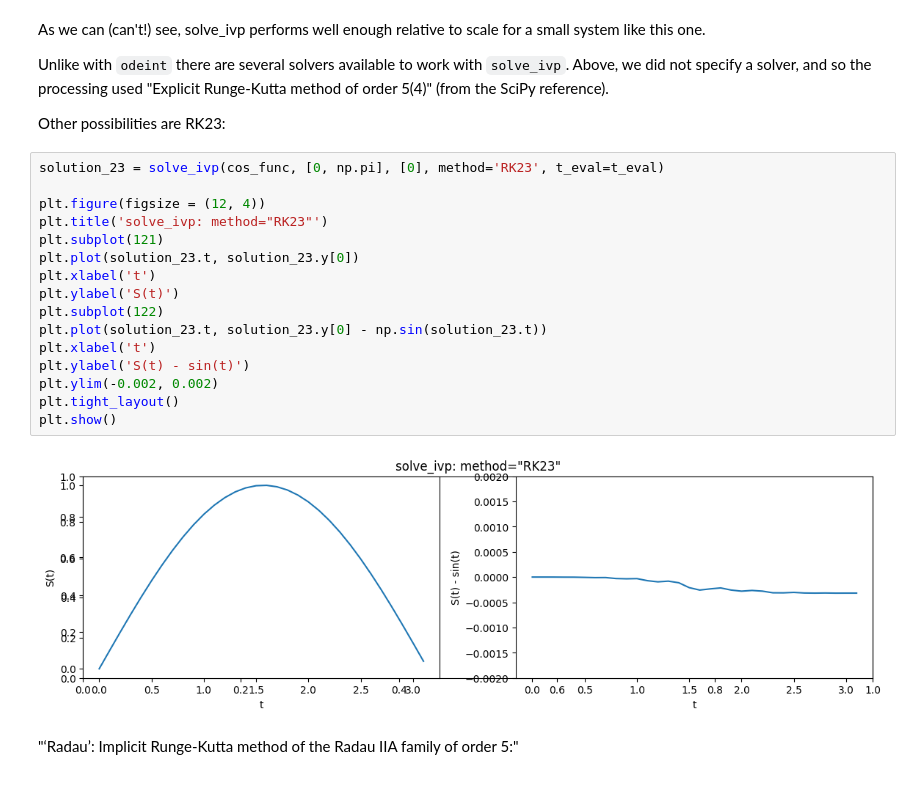
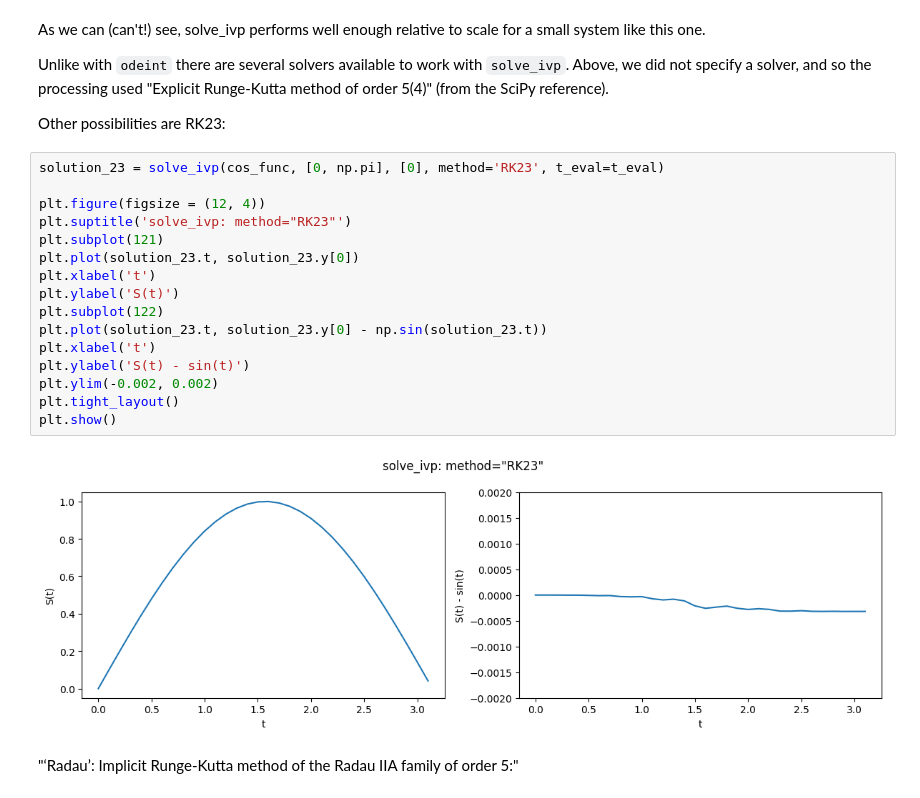
Before and after one commit to peterdresslar/scipy-differential, a Jupyter notebook: ScipyDifferential.ipynb, the cells around one changed output. Saved outputs shown, nothing was run; the diff lists cells and outputs as text.

```diff
--- a/ScipyDifferential.ipynb
+++ b/ScipyDifferential.ipynb
@@ -91,21 +91,21 @@ Other possibilities are RK23:
 # %%
 solution_23 = solve_ivp(cos_func, [0, np.pi], [0], method='RK23', t_eval=t_eval)
 
 plt.figure(figsize = (12, 4))
-plt.title('solve_ivp: method="RK23"')
+plt.suptitle('solve_ivp: method="RK23"')
 plt.subplot(121)
 plt.plot(solution_23.t, solution_23.y[0])
 plt.xlabel('t')
 plt.ylabel('S(t)')
 plt.subplot(122)
 plt.plot(solution_23.t, solution_23.y[0] - np.sin(solution_23.t))
 plt.xlabel('t')
 plt.ylabel('S(t) - sin(t)')
 plt.ylim(-0.002, 0.002)
 plt.tight_layout()
 plt.show()
 # %% [output]
-[figure, old version]
+[figure, new version]
 # %% [markdown]
 "‘Radau’: Implicit Runge-Kutta method of the Radau IIA family of order 5:"
 # %%
```
Also changed, not shown: parts of 7 cells of this notebook.
